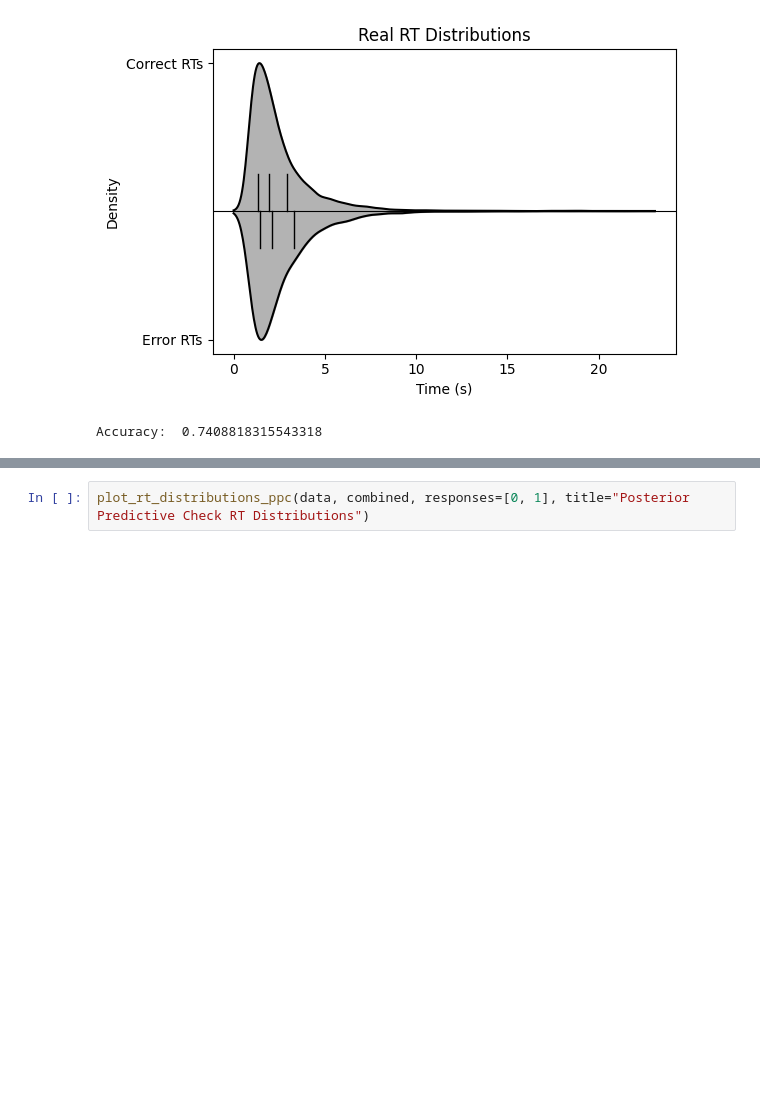
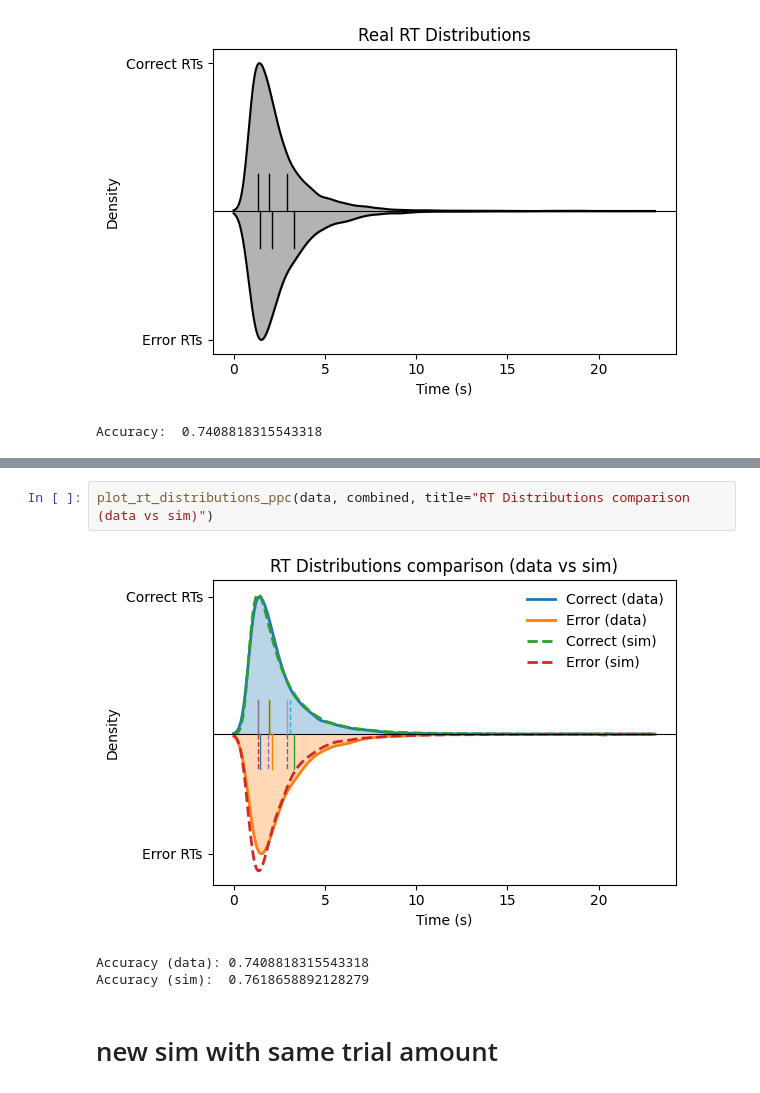
Before and after one commit to jjjj17/HSSM-fitting, a Jupyter notebook: hssm_sim.ipynb, the cells around one changed output, grey strips where cells are left out. Saved outputs shown, nothing was run; the diff lists cells and outputs as text; blank space fills up the shorter version.

```diff
--- a/hssm_sim.ipynb
+++ b/hssm_sim.ipynb
@@ -284,2 +286,8 @@ def plot_rt_distributions_ppc(
 # %%
-plot_rt_distributions_ppc(data, combined, responses=[0, 1], title="Posterior Predictive Check RT Distributions")
+plot_rt_distributions_ppc(data, combined, title="RT Distributions comparison (data vs sim)")
+# %% [output]
+[figure, added]
+Accuracy (data): 0.7408818315543318
+Accuracy (sim):  0.7618658892128279
+# %% [markdown]
+# new sim with same trial amount
```
Also changed, not shown: parts of 5 cells of this notebook, 1 other file.
